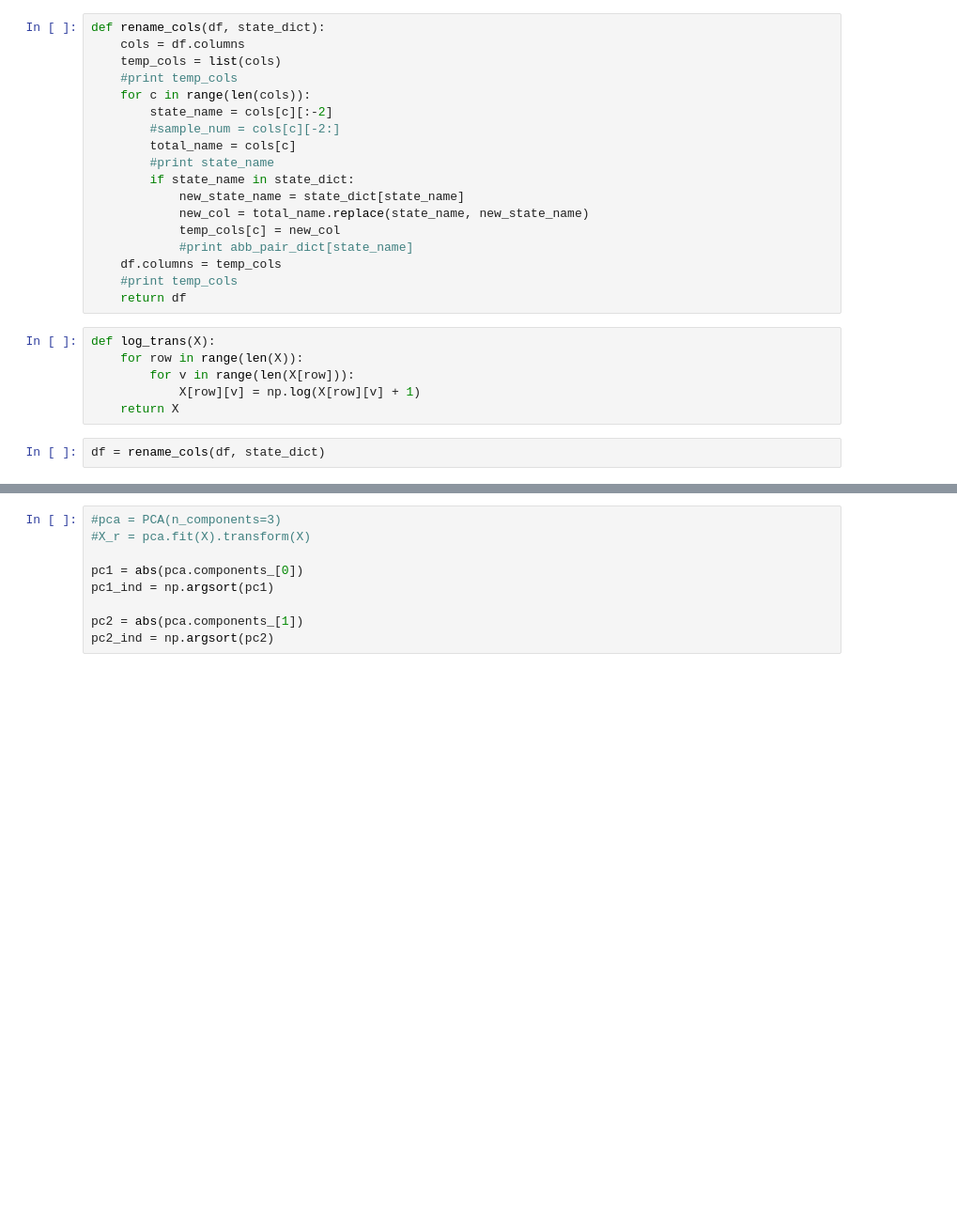
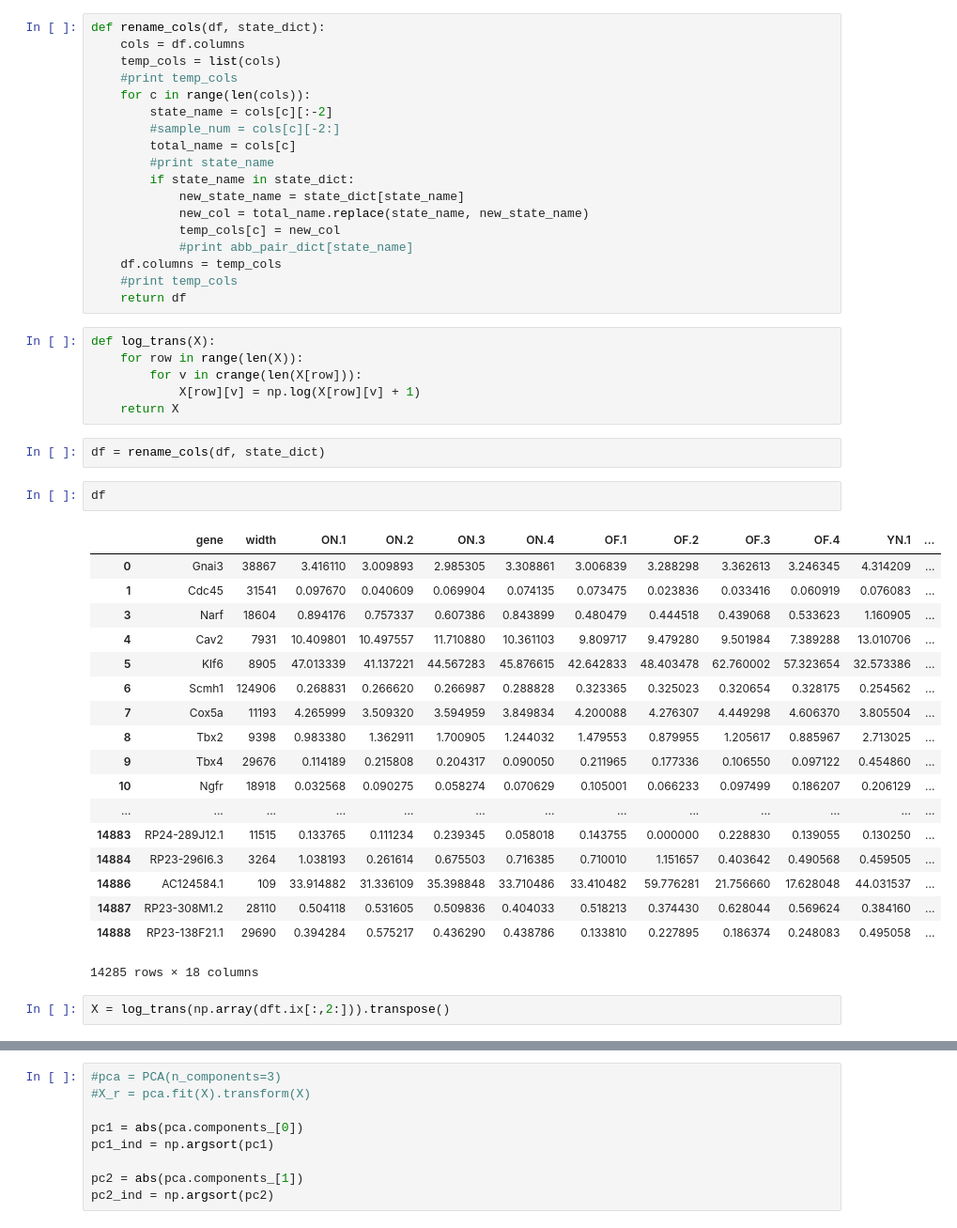
Before and after one commit to tjyacoub/Aging, a Jupyter notebook: notebooks/PCA_LDA_aging.ipynb, the cells around one changed output, grey strips where cells are left out. Shown: that part at 94% size. Saved outputs shown, nothing was run; the diff lists cells and outputs as text; blank space fills up the shorter version.

```diff
--- a/notebooks/PCA_LDA_aging.ipynb
+++ b/notebooks/PCA_LDA_aging.ipynb
@@ -88,11 +86,34 @@ def rename_cols(df, state_dict):
 # %%
 def log_trans(X):
     for row in range(len(X)):
-        for v in range(len(X[row])):
+        for v in crange(len(X[row])):
             X[row][v] = np.log(X[row][v] + 1)
     return X
 # %%
 df = rename_cols(df, state_dict)
+# %%
+df
+# %% [output]
+|  | gene | width | ON.1 | ON.2 | ON.3 | ON.4 | OF.1 | OF.2 | OF.3 | OF.4 | YN.1 | ... |
+| 0 | Gnai3 | 38867 | 3.416110 | 3.009893 | 2.985305 | 3.308861 | 3.006839 | 3.288298 | 3.362613 | 3.246345 | 4.314209 | ... |
+| 1 | Cdc45 | 31541 | 0.097670 | 0.040609 | 0.069904 | 0.074135 | 0.073475 | 0.023836 | 0.033416 | 0.060919 | 0.076083 | ... |
+| 3 | Narf | 18604 | 0.894176 | 0.757337 | 0.607386 | 0.843899 | 0.480479 | 0.444518 | 0.439068 | 0.533623 | 1.160905 | ... |
+| 4 | Cav2 | 7931 | 10.409801 | 10.497557 | 11.710880 | 10.361103 | 9.809717 | 9.479280 | 9.501984 | 7.389288 | 13.010706 | ... |
+| 5 | Klf6 | 8905 | 47.013339 | 41.137221 | 44.567283 | 45.876615 | 42.642833 | 48.403478 | 62.760002 | 57.323654 | 32.573386 | ... |
+| 6 | Scmh1 | 124906 | 0.268831 | 0.266620 | 0.266987 | 0.288828 | 0.323365 | 0.325023 | 0.320654 | 0.328175 | 0.254562 | ... |
+| 7 | Cox5a | 11193 | 4.265999 | 3.509320 | 3.594959 | 3.849834 | 4.200088 | 4.276307 | 4.449298 | 4.606370 | 3.805504 | ... |
+| 8 | Tbx2 | 9398 | 0.983380 | 1.362911 | 1.700905 | 1.244032 | 1.479553 | 0.879955 | 1.205617 | 0.885967 | 2.713025 | ... |
+| 9 | Tbx4 | 29676 | 0.114189 | 0.215808 | 0.204317 | 0.090050 | 0.211965 | 0.177336 | 0.106550 | 0.097122 | 0.454860 | ... |
+| 10 | Ngfr | 18918 | 0.032568 | 0.090275 | 0.058274 | 0.070629 | 0.105001 | 0.066233 | 0.097499 | 0.186207 | 0.206129 | ... |
+| ... | ... | ... | ... | ... | ... | ... | ... | ... | ... | ... | ... | ... |
+| 14883 | RP24-289J12.1 | 11515 | 0.133765 | 0.111234 | 0.239345 | 0.058018 | 0.143755 | 0.000000 | 0.228830 | 0.139055 | 0.130250 | ... |
+| 14884 | RP23-296I6.3 | 3264 | 1.038193 | 0.261614 | 0.675503 | 0.716385 | 0.710010 | 1.151657 | 0.403642 | 0.490568 | 0.459505 | ... |
+| 14886 | AC124584.1 | 109 | 33.914882 | 31.336109 | 35.398848 | 33.710486 | 33.410482 | 59.776281 | 21.756660 | 17.628048 | 44.031537 | ... |
+| 14887 | RP23-308M1.2 | 28110 | 0.504118 | 0.531605 | 0.509836 | 0.404033 | 0.518213 | 0.374430 | 0.628044 | 0.569624 | 0.384160 | ... |
+| 14888 | RP23-138F21.1 | 29690 | 0.394284 | 0.575217 | 0.436290 | 0.438786 | 0.133810 | 0.227895 | 0.186374 | 0.248083 | 0.495058 | ... |
+14285 rows × 18 columns
+# %%
+X = log_trans(np.array(dft.ix[:,2:])).transpose()
 # %%
 y = np.array([0,0,0,0,1,1,1,1,2,2,2,2,3,3,3,3])
 
```
Also changed, not shown: parts of 3 cells of this notebook, 10 other files.
